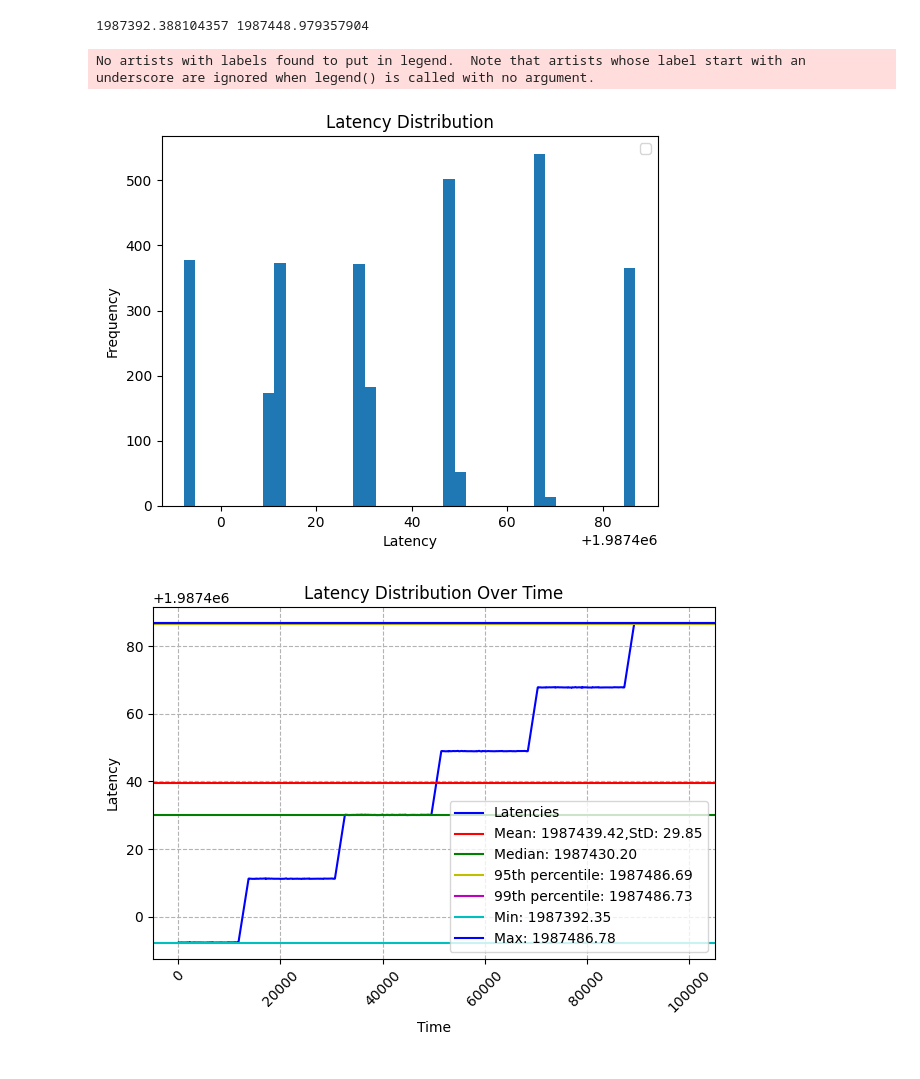
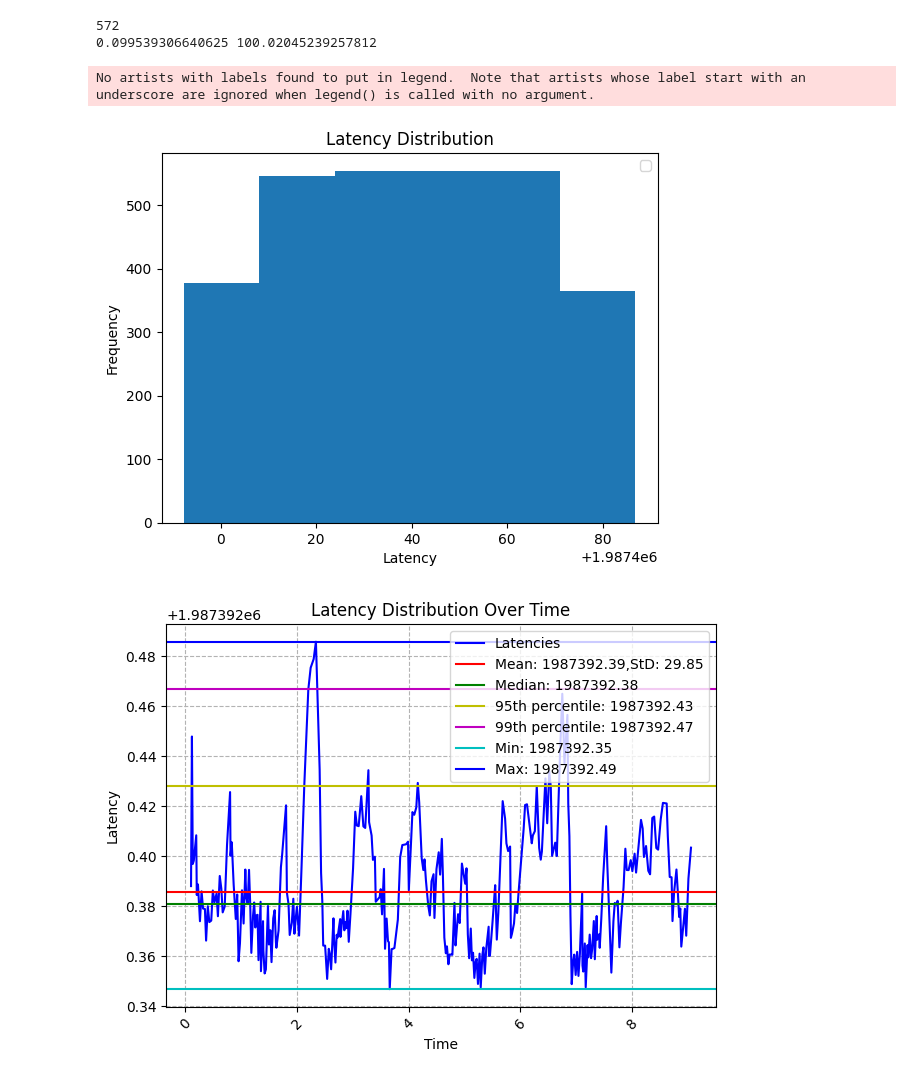
Before and after one commit to adit-bala/fogros-latency-analytics, a Jupyter notebook: latency-analysis.ipynb, the cells around one changed output. Drawn from its saved outputs; the diff is of its cells as text; code cells hidden in the pictures.

Commit message:
shorten latency interval

```diff
--- a/latency-analysis.ipynb
+++ b/latency-analysis.ipynb
@@ -21,15 +21,16 @@ def parse_latency_and_time(filename):
             if msg == "LATENCY":
                 latencies.append(float(val))
             elif msg == "TIMESTAMP":
-                times.append(float(val)-float(start))
+                times.append((float(val)-float(start))/ 1000)
 
     return latencies, times
 # %%
 h264_latency, h264_time = parse_latency_and_time("h264-100.txt")
 compressed_latency, compressed_time = parse_latency_and_time("compressed-100.txt")
-print(h264_latency[0], h264_latency[-1000])
+print(h264_time[0], h264_time[-1])
 # %% [output]
-1987392.388104357 1987448.979357904
+572
+0.099539306640625 100.02045239257812
 # %%
 def calculate_sigma(latencies, window=100):
         if len(latencies) <= 100:
@@ -112,7 +113,7 @@ def plot_latency(latencies):
         # print('ncl', nclasses)
 
     # Plot the raw latencies
-    plt.hist(sorted_latencies, bins=40)
+    plt.hist(sorted_latencies, bins=6)
 
     # for d in classes:
     #     plt.axvline(x=d, color='r')
@@ -134,43 +135,49 @@ def plot_latency(latencies):
 
 def plot_latency_over_time(timestamps, latencies):
     # Ensure latencies are sorted based on timestamps
-    sorted_indices = np.argsort(timestamps)
-    sorted_latencies = np.array(latencies)[sorted_indices]
-    sorted_timestamps = np.array(timestamps)[sorted_indices]
+    # sorted_indices = np.argsort(timestamps)
+    # sorted_latencies = np.array(latencies)[sorted_indices]
+    # sorted_timestamps = np.array(timestamps)[sorted_indices]
+
+    sorted_latencies = np.array(latencies)
+    sorted_timestamps = np.array(timestamps)
+
+    sorted_latencies = sorted_latencies[:300]
+    sorted_timestamps = sorted_timestamps[:300]
 
     # Calculate metrics
     mean = np.mean(sorted_latencies)
     median = np.median(sorted_latencies)
     std = np.std(latencies)
     p95 = np.percentile(sorted_latencies, 95)
     p99 = np.percentile(sorted_latencies, 99)
     min_latency = np.min(sorted_latencies)
     max_latency = np.max(sorted_latencies)
 
     # Plot the raw latencies over time
     plt.plot(sorted_timestamps, sorted_latencies, color='blue', label="Latencies", linestyle='-')
 
     # Plot metrics
     plt.axhline(y=mean, color='r', linestyle='-', label=f'Mean: {mean:.2f},' + f'StD: {std:.2f}')
     plt.axhline(y=median, color='g', linestyle='-', label=f'Median: {median:.2f}')
     plt.axhline(y=p95, color='y', linestyle='-', label=f'95th percentile: {p95:.2f}')
     plt.axhline(y=p99, color='m', linestyle='-', label=f'99th percentile: {p99:.2f}')
     plt.axhline(y=min_latency, color='c', linestyle='-', label=f'Min: {min_latency:.2f}')
     plt.axhline(y=max_latency, color='b', linestyle='-', label=f'Max: {max_latency:.2f}')
 
     # Setting labels, legend, and formatting
     plt.title("Latency Distribution Over Time")
     plt.xlabel("Time")
     plt.ylabel("Latency")
     plt.xticks(rotation=45)
     plt.tight_layout()
     plt.legend()
     plt.grid(True, which="both", ls="--", c='0.7')
     plt.show()
+
+plot_latency(np.array(h264_latency))
+plot_latency_over_time(h264_time, h264_latency)
+# %% [output]
+No artists with labels found to put in legend.  Note that artists whose label start with an underscore are ignored when legend() is called with no argument.
+[figure, added]
+[figure, added]
-# %%
-plot_latency(np.array(h264_latency))
-plot_latency_over_time(h264_time, h264_latency)
-# %% [output]
-No artists with labels found to put in legend.  Note that artists whose label start with an underscore are ignored when legend() is called with no argument.
-[figure, removed]
-[figure, removed]
```
